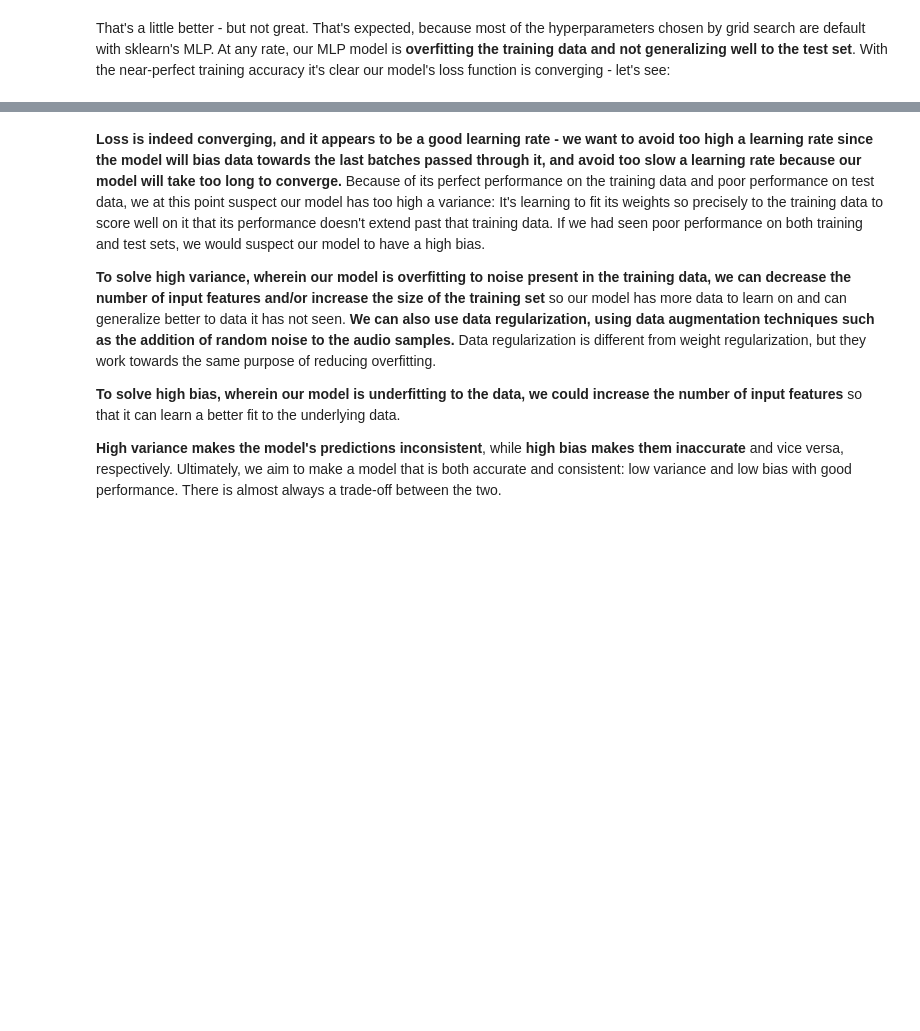
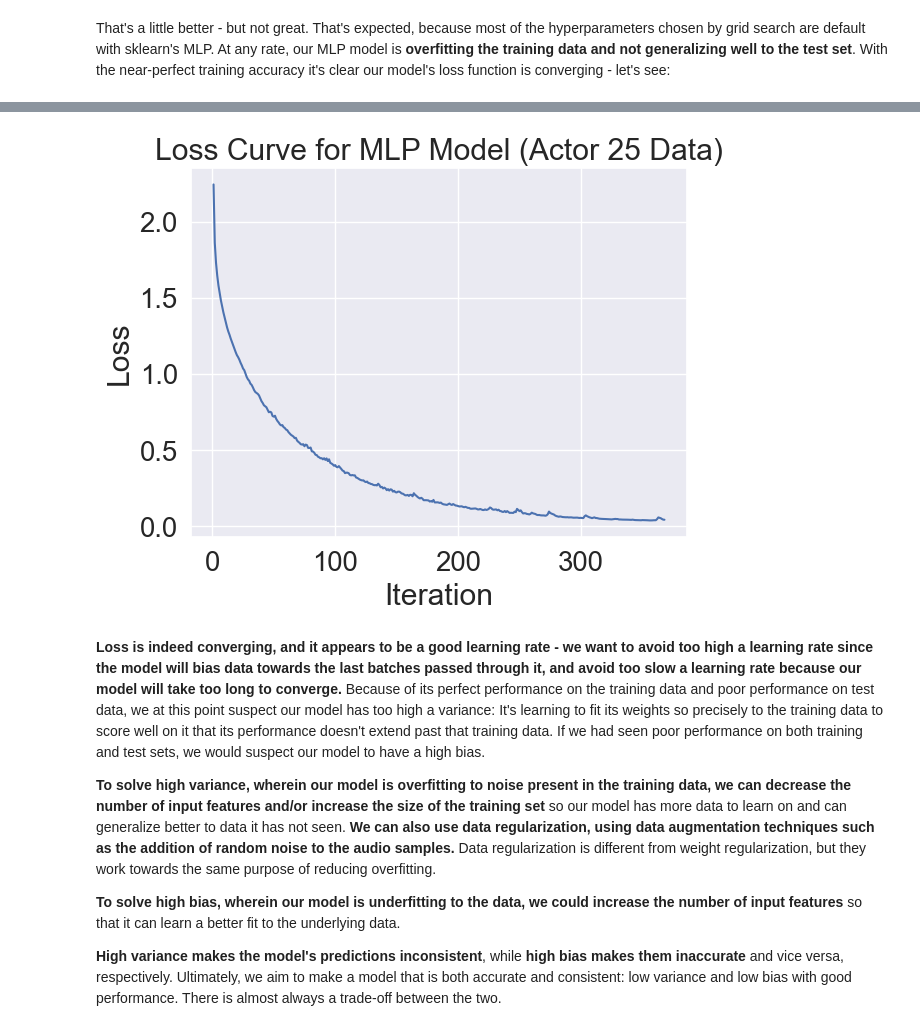
Before and after one commit to NimaNull90/Week4-NeuralNetworks-NimaBagheri, a Jupyter notebook: week4__neural_networks.ipynb, the cells around one changed output, grey strips where cells are left out. Drawn from its saved outputs; the diff is of its cells as text; code cells hidden in the pictures; blank space fills up the shorter version.

Commit message:
Forgot to confirm the loss curve. It is there now

```diff
--- a/week4__neural_networks.ipynb
+++ b/week4__neural_networks.ipynb
@@ -668,3 +668,12 @@ plt.show()
+# %%
+plt.figure()
+plt.plot([num for num in range(1,model.n_iter_ +1)], model.loss_curve_)
+plt.title('Loss Curve for MLP Model (Actor 25 Data)')
+plt.ylabel('Loss')
+plt.xlabel('Iteration')
+plt.show()
+# %% [output]
+[figure, added]
 # %% [markdown]
 **Loss is indeed converging, and it appears to be a good learning rate - we want to avoid too high a learning rate since the model will bias data towards the last batches passed through it, and avoid too slow a learning rate because our model will take too long to converge.** Because of its perfect performance on the training data and poor performance on test data, we at this point suspect our model has too high a variance: It's learning to fit its weights so precisely to the training data to score well on it that its performance doesn't extend past that training data. If we had seen poor performance on both training and test sets, we would suspect our model to have a high bias.
 
```
Also changed, not shown: parts of 1 cell of this notebook.
